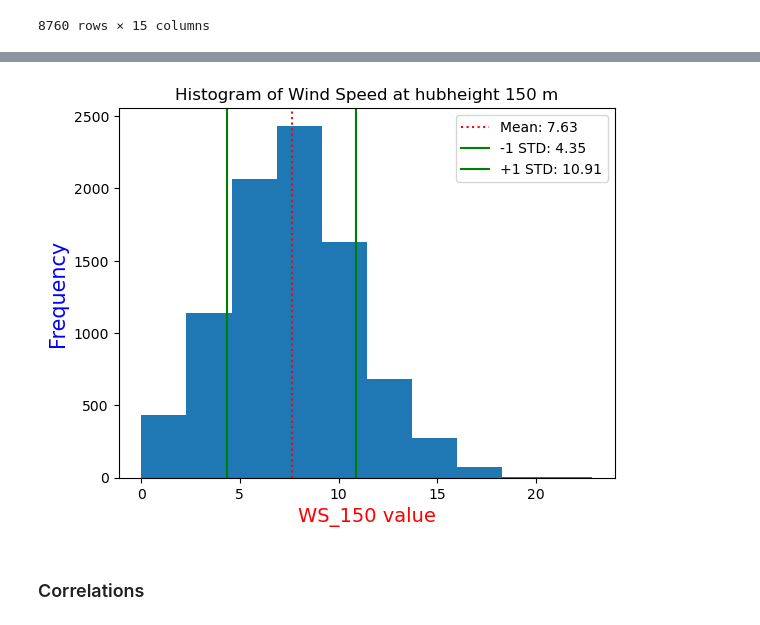
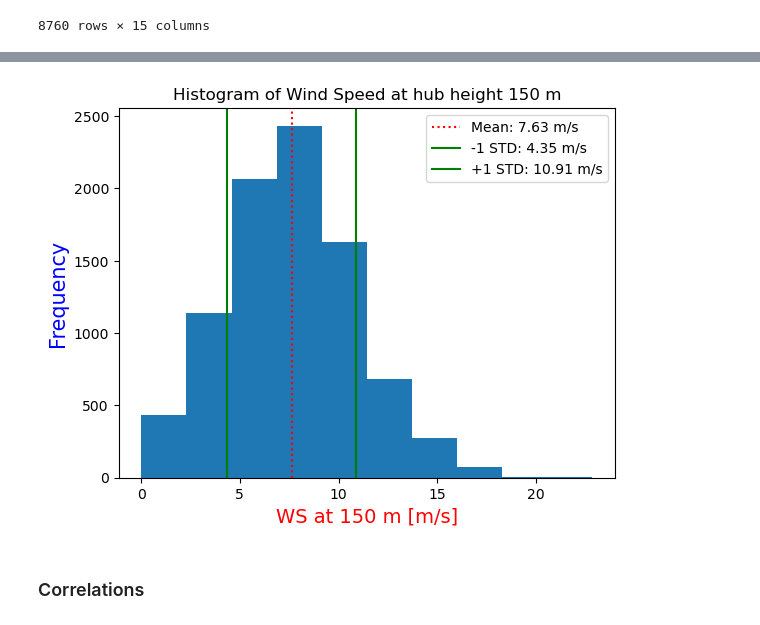
Before and after one commit to Katrine-Hagenau/Hydesign, a Jupyter notebook: docs/notebooks/Graphs_part1.ipynb, the cells around one changed output, grey strips where cells are left out. Saved outputs shown, nothing was run; the diff lists cells and outputs as text; code cells hidden in the pictures.

```diff
--- a/docs/notebooks/Graphs_part1.ipynb
+++ b/docs/notebooks/Graphs_part1.ipynb
@@ -74,22 +74,22 @@ plt.show()
 # %%
 ws_150 = data_Marijampole['WS_150']
 
 ws_150_mean = ws_150.mean()
 ws_150_std = ws_150.std()
 
 plt.hist(ws_150, bins=10)
-plt.title('Histogram of Wind Speed at hubheight 150 m')
+plt.title('Histogram of Wind Speed at hub height 150 m')
 plt.ylabel('Frequency', fontsize=15, color='blue')
-plt.xlabel('WS_150 value', fontsize=14, color='red')
+plt.xlabel('WS at 150 m [m/s]', fontsize=14, color='red')
 
-plt.axvline(ws_150_mean, ls=':', color='red', label=f'Mean: {ws_150_mean:.2f}')
-plt.axvline(ws_150_mean - ws_150_std, color='green', label=f'-1 STD: {(ws_150_mean - ws_150_std):.2f}')
-plt.axvline(ws_150_mean + ws_150_std, color='green', label=f'+1 STD: {(ws_150_mean + ws_150_std):.2f}')
+plt.axvline(ws_150_mean, ls=':', color='red', label=f'Mean: {ws_150_mean:.2f} m/s')
+plt.axvline(ws_150_mean - ws_150_std, color='green', label=f'-1 STD: {(ws_150_mean - ws_150_std):.2f} m/s')
+plt.axvline(ws_150_mean + ws_150_std, color='green', label=f'+1 STD: {(ws_150_mean + ws_150_std):.2f} m/s')
 
 plt.legend()
 plt.show()
 # %% [output]
-[figure, old version]
+[figure, new version]
 # %% [markdown]
 ### Correlations
 # %%
```
Also changed, not shown: parts of 2 cells of this notebook.
